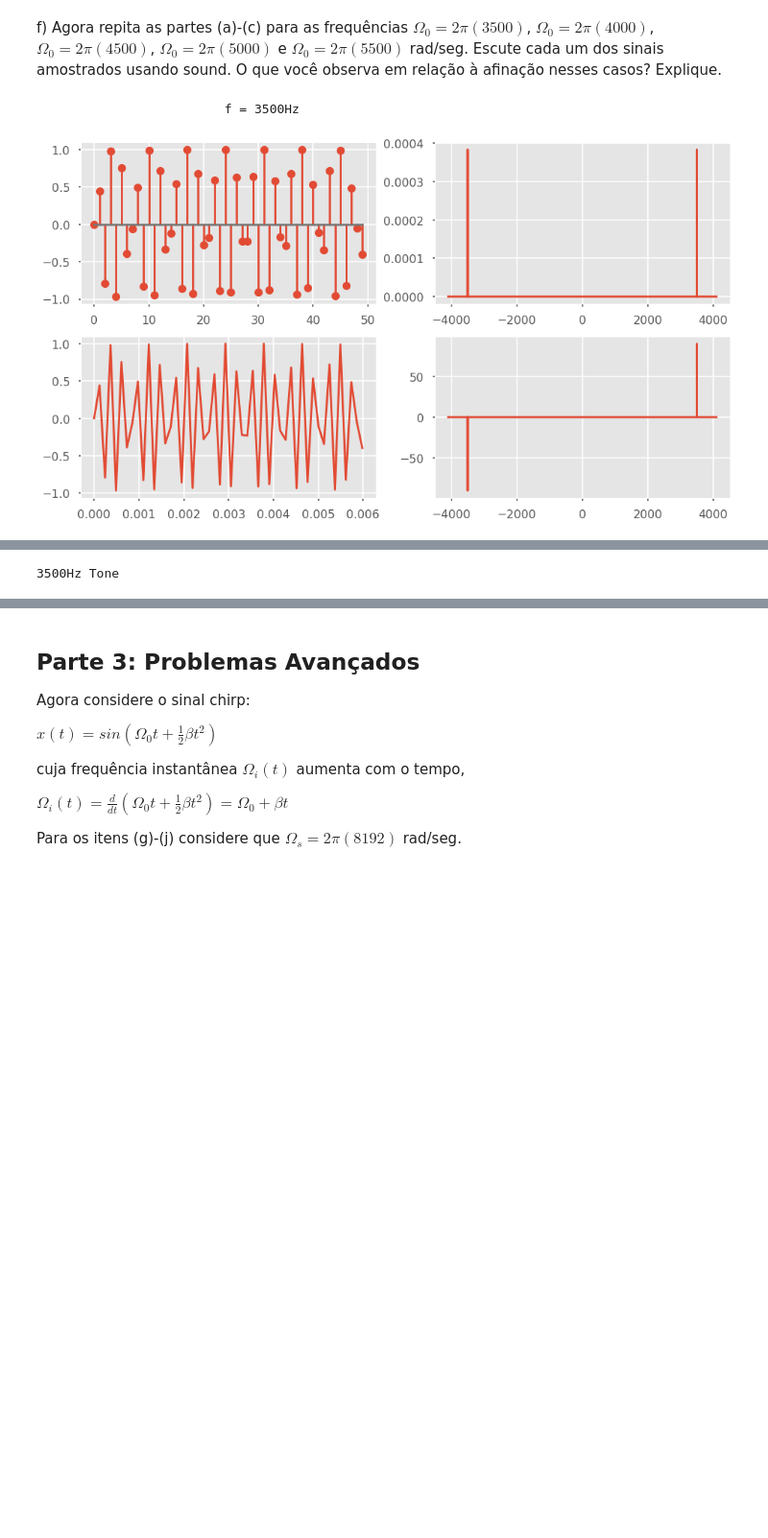
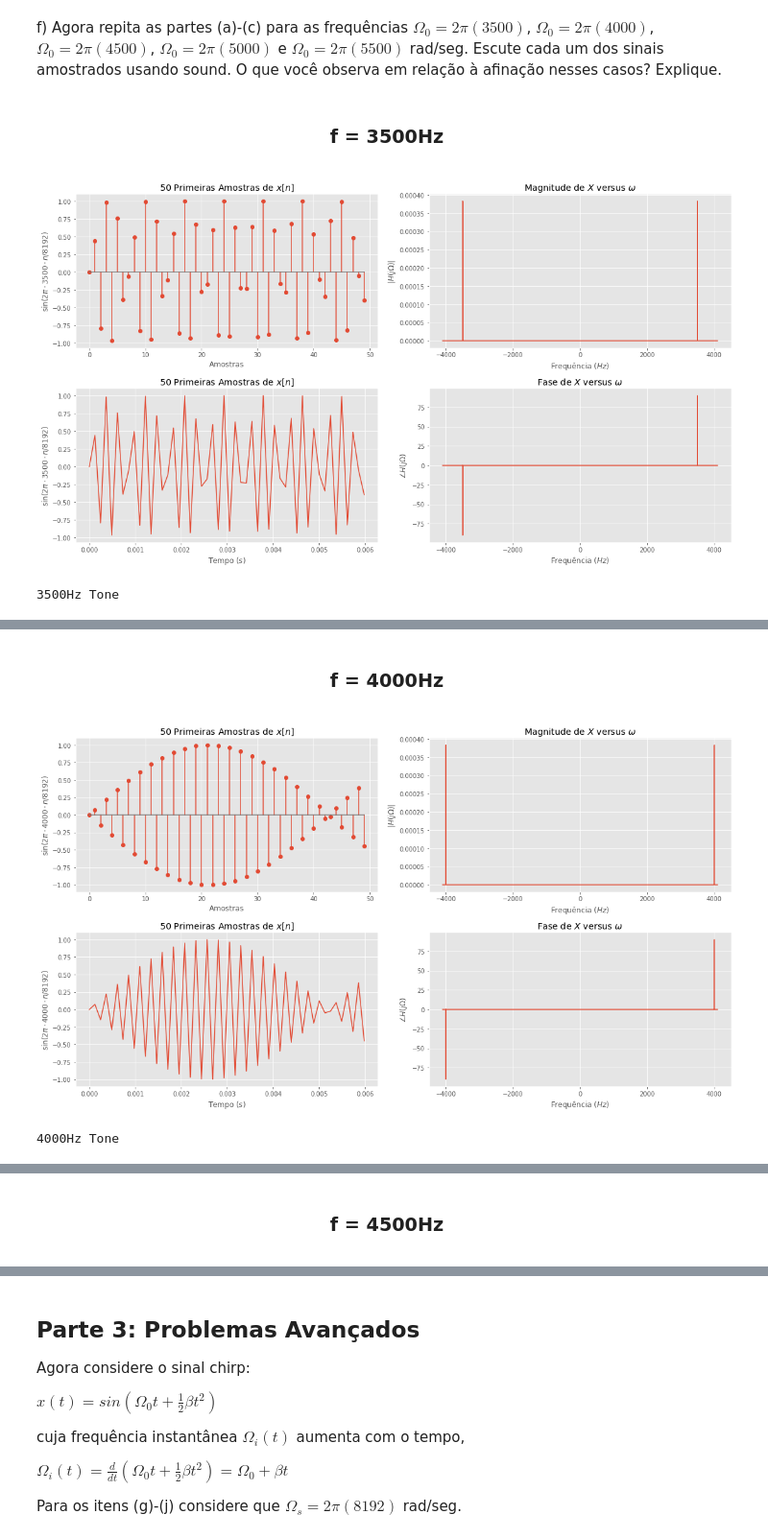
Before and after one commit to davidrft/processamento-digital-de-sinais, a Jupyter notebook: PDS - Projeto 1.ipynb, the cells around one changed output, grey strips where cells are left out. Shown at 96% size. Saved outputs shown, nothing was run; the diff lists cells and outputs as text; code cells hidden in the pictures; blank space fills up the shorter version.

```diff
--- a/PDS - Projeto 1.ipynb
+++ b/PDS - Projeto 1.ipynb
@@ -124,29 +189,44 @@ rad/seg.   Escute   cada   um   dos   sinais amostrados  usando sound.  O  que
 # %%
 def plot_graphs_for_freq(freq):
     x = np.sin(2 * np.pi * freq * n/Fs)
 
     plt.subplot(221)
+    plt.xlabel('Amostras')
+    plt.ylabel(f'$\sin(2 \pi \cdot {freq} \cdot n/8192)$')
+    plt.title('50 Primeiras Amostras de $x[n]$')
     plt.stem(n[:50], x[:50])
+
     plt.subplot(223)
+    plt.xlabel('Tempo ($s$)')
+    plt.ylabel(f'$\sin(2 \pi \cdot {freq} \cdot n/8192)$')
+    plt.title('50 Primeiras Amostras de $x[n]$')
     plt.plot(t[:50], x[:50])
 
     X, w = ctfts(x, 1/Fs)
     plt.subplot(222)
+    plt.title('Magnitude de $X$ versus $\omega$')
+    plt.ylabel('$|H(j\Omega)|$')
+    plt.xlabel('Frequência ($Hz$)')
     plt.plot(w, np.abs(X))
+
     plt.subplot(224)
+    plt.title('Fase de $X$ versus $\omega$')
+    plt.ylabel('$\\angle H(j\Omega)$')
+    plt.xlabel('Frequência ($Hz$)')
     plt.plot(w, np.angle(filter_small_values(X), deg=True))
+
+    plt.tight_layout()
     plt.show()
 
     print(f'{freq}Hz Tone')
     ipd.display(ipd.Audio(x, rate=Fs))
     print()
 
 for freq in range(3500, 6000, 500):
-    print(f'\t\t\t f = {freq}Hz \t\t\t')
+    ipd.display(ipd.HTML(f'<center><h3>f = {freq}Hz</h3></center>'))
     plot_graphs_for_freq(freq)
     print()
-    print(f'\t\t {"-"*100} \t\t')
-    print()
 # %% [output]
+f = 3500Hz
+[figure, new version]
-                         f = 3500Hz
+3500Hz Tone
-[figure, old version]
@@ -153 +234,3 @@ for freq in range(3500, 6000, 500):
+f = 4000Hz
+[figure, added]
-3500Hz Tone
+4000Hz Tone
@@ -154,0 +238 @@ for freq in range(3500, 6000, 500):
+f = 4500Hz
```
Also changed, not shown: parts of 21 cells of this notebook.
